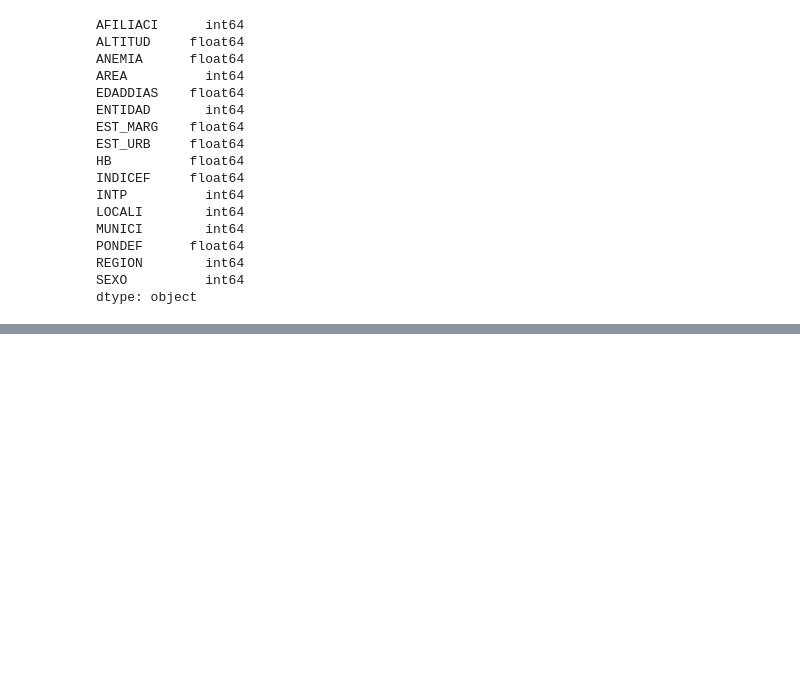
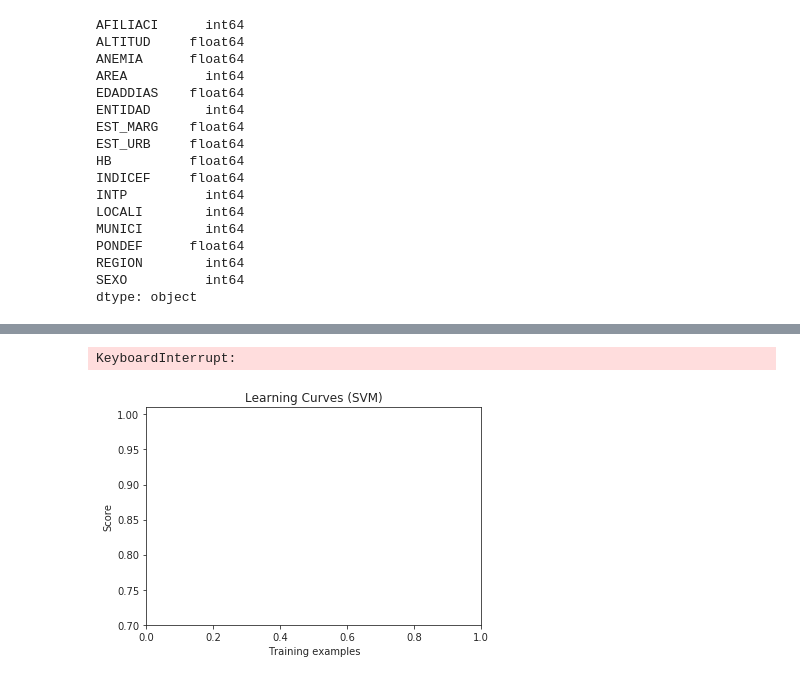
Before and after one commit to pcrodagua/DAP_Final, a Jupyter notebook: anemia/src/FeatureSelection.ipynb, the cells around one changed output, grey strips where cells are left out. Saved outputs shown, nothing was run; the diff lists cells and outputs as text; code cells hidden in the pictures; blank space fills up the shorter version.

```diff
--- a/anemia/src/FeatureSelection.ipynb
+++ b/anemia/src/FeatureSelection.ipynb
@@ -129,0 +307,12 @@ print(features[0:5,:])
+# %%
+
+title = r"Learning Curves (SVM)"
+cv = ShuffleSplit(n_splits=10, test_size=0.3, random_state=0)
+
+
+estimator = SVC()
+plot_learning_curve(estimator, title, fs_data.drop(columns=["ANEMIA"]), fs_data['ANEMIA'], (0.7, 1.01), cv=cv, n_jobs=4)
+plt.plot()
+# %% [output]
+KeyboardInterrupt:
+[figure, added]
```
Also changed, not shown: parts of 7 cells of this notebook, 11 other files.
